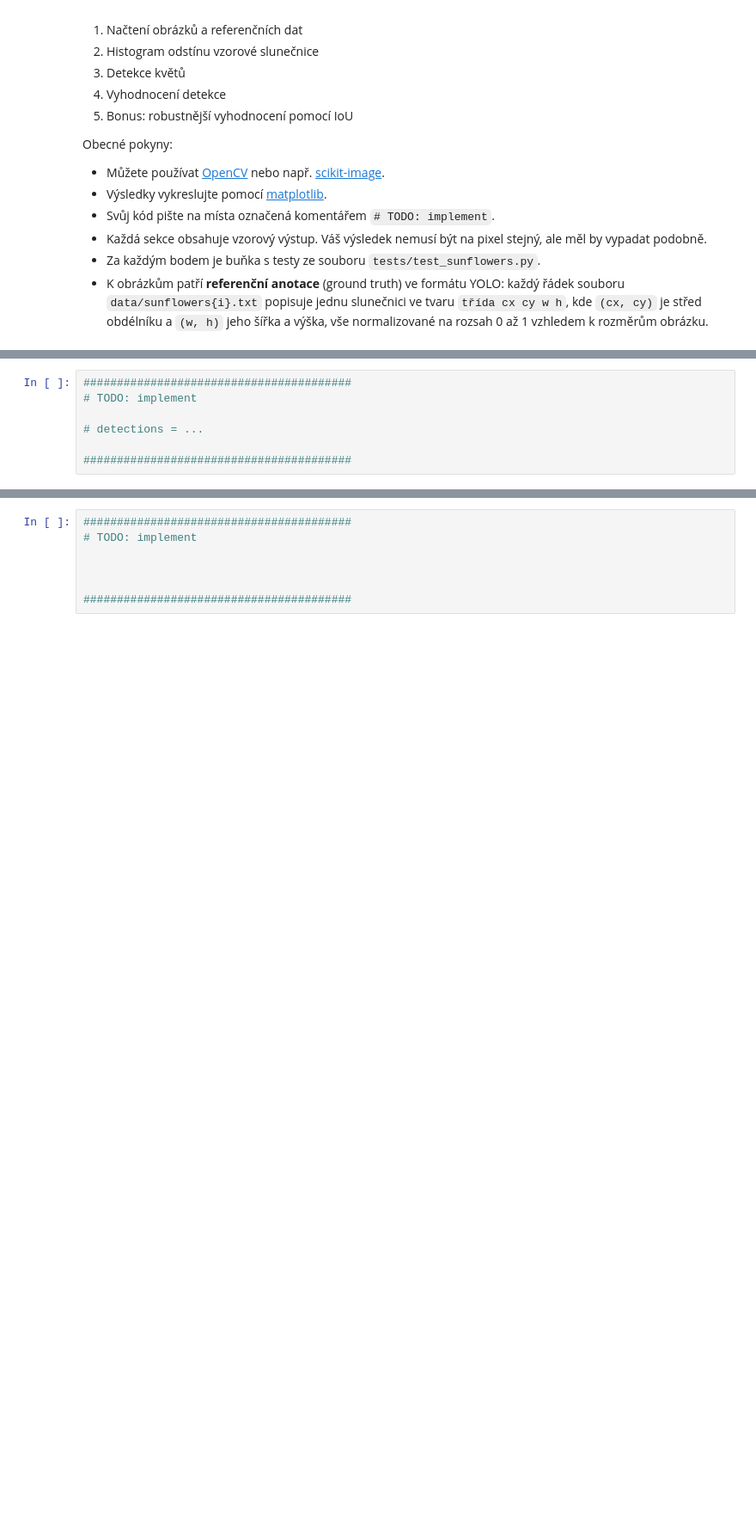
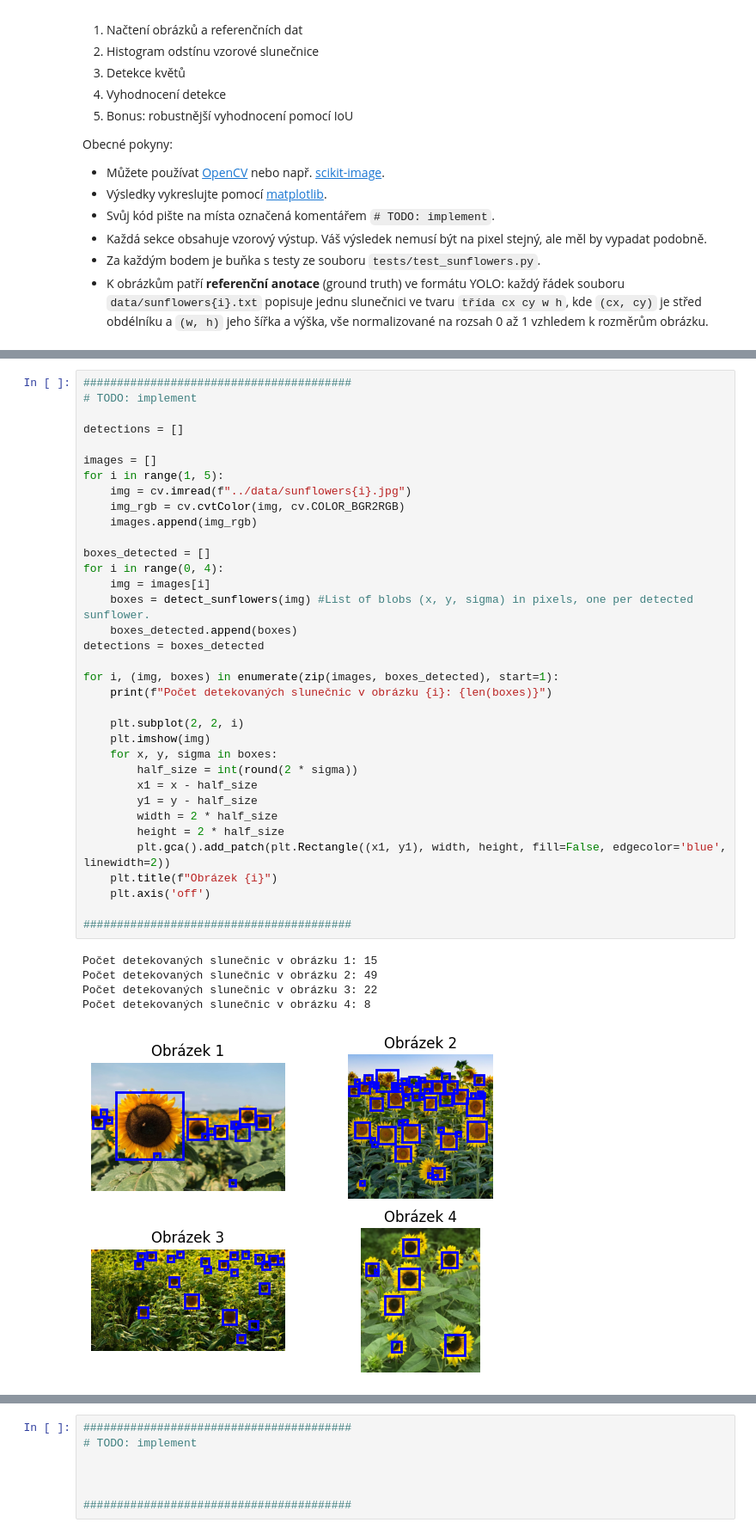
Before and after one commit to MichalPKN/pvi, a Jupyter notebook: assignments/sunflowers.ipynb, the cells around one changed output, grey strips where cells are left out. Shown at 86% size. Saved outputs shown, nothing was run; the diff lists cells and outputs as text; blank space fills up the shorter version.

```diff
--- a/assignments/sunflowers.ipynb
+++ b/assignments/sunflowers.ipynb
@@ -171,9 +279,43 @@ def detect_sunflowers(rgb: NDArray[np.uint8]) -> list[tuple[float, float, float]
 # %%
 ########################################
 # TODO: implement
 
-# detections = ...
+detections = []
+
+images = []
+for i in range(1, 5):
+    img = cv.imread(f"../data/sunflowers{i}.jpg")
+    img_rgb = cv.cvtColor(img, cv.COLOR_BGR2RGB)
+    images.append(img_rgb)
+
+boxes_detected = []
+for i in range(0, 4):
+    img = images[i]
+    boxes = detect_sunflowers(img) #List of blobs (x, y, sigma) in pixels, one per detected sunflower.
+    boxes_detected.append(boxes)
+detections = boxes_detected
+
+for i, (img, boxes) in enumerate(zip(images, boxes_detected), start=1):
+    print(f"Počet detekovaných slunečnic v obrázku {i}: {len(boxes)}")
+
+    plt.subplot(2, 2, i)
+    plt.imshow(img)
+    for x, y, sigma in boxes:
+        half_size = int(round(2 * sigma))
+        x1 = x - half_size
+        y1 = y - half_size
+        width = 2 * half_size
+        height = 2 * half_size
+        plt.gca().add_patch(plt.Rectangle((x1, y1), width, height, fill=False, edgecolor='blue', linewidth=2))
+    plt.title(f"Obrázek {i}")
+    plt.axis('off')
 
 ########################################
+# %% [output]
+Počet detekovaných slunečnic v obrázku 1: 15
+Počet detekovaných slunečnic v obrázku 2: 49
+Počet detekovaných slunečnic v obrázku 3: 22
+Počet detekovaných slunečnic v obrázku 4: 8
+[figure, added]
 # %%
 test_sunflowers.TestDetectSunflowers.eval(detect_fn=detect_sunflowers)
```
Also changed, not shown: parts of 19 cells of this notebook, 2 other files.
